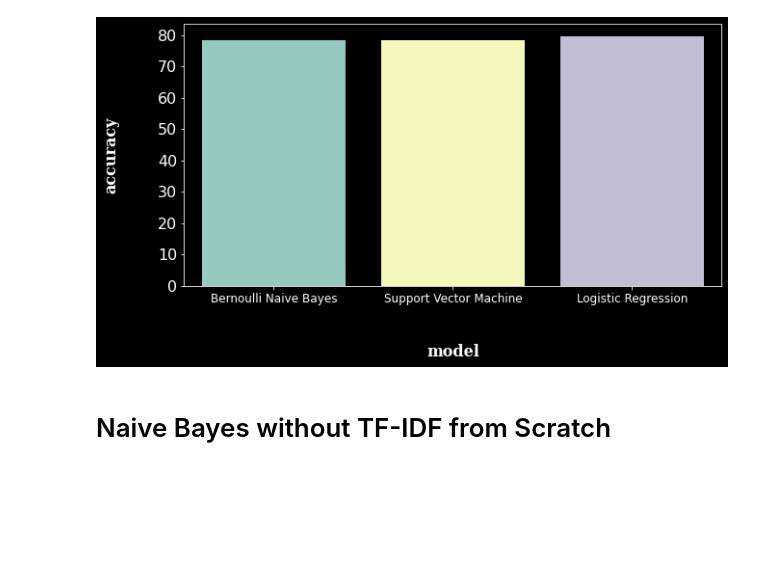
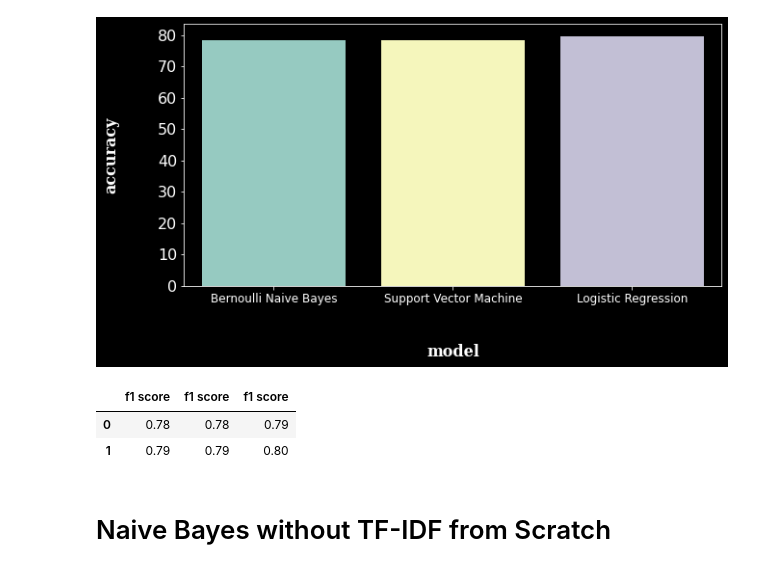
Before and after one commit to Pooja22-05-2003/Twitter-Sentiment-Analysis, a Jupyter notebook: MainSolution.ipynb, the cells around one changed output. Saved outputs shown, nothing was run; the diff lists cells and outputs as text; code cells hidden in the pictures; blank space fills up the shorter version.

Commit message:
Models done, acuuracy, f1 score calculated

```diff
--- a/MainSolution.ipynb
+++ b/MainSolution.ipynb
@@ -394,7 +394,13 @@ plt.show()
 # %% [output]
 [figure]
 # %%
-pd.concat([f1,f2,f3],axis=1)
+df_f1 = pd.concat([f1,f12,f13],axis=1)
+# %%
+df_f1
+# %% [output]
+|  | f1 score | f1 score | f1 score |
+| 0 | 0.78 | 0.78 | 0.79 |
+| 1 | 0.79 | 0.79 | 0.80 |
 # %% [markdown]
 # Naive Bayes without TF-IDF from Scratch
 # %%
```
